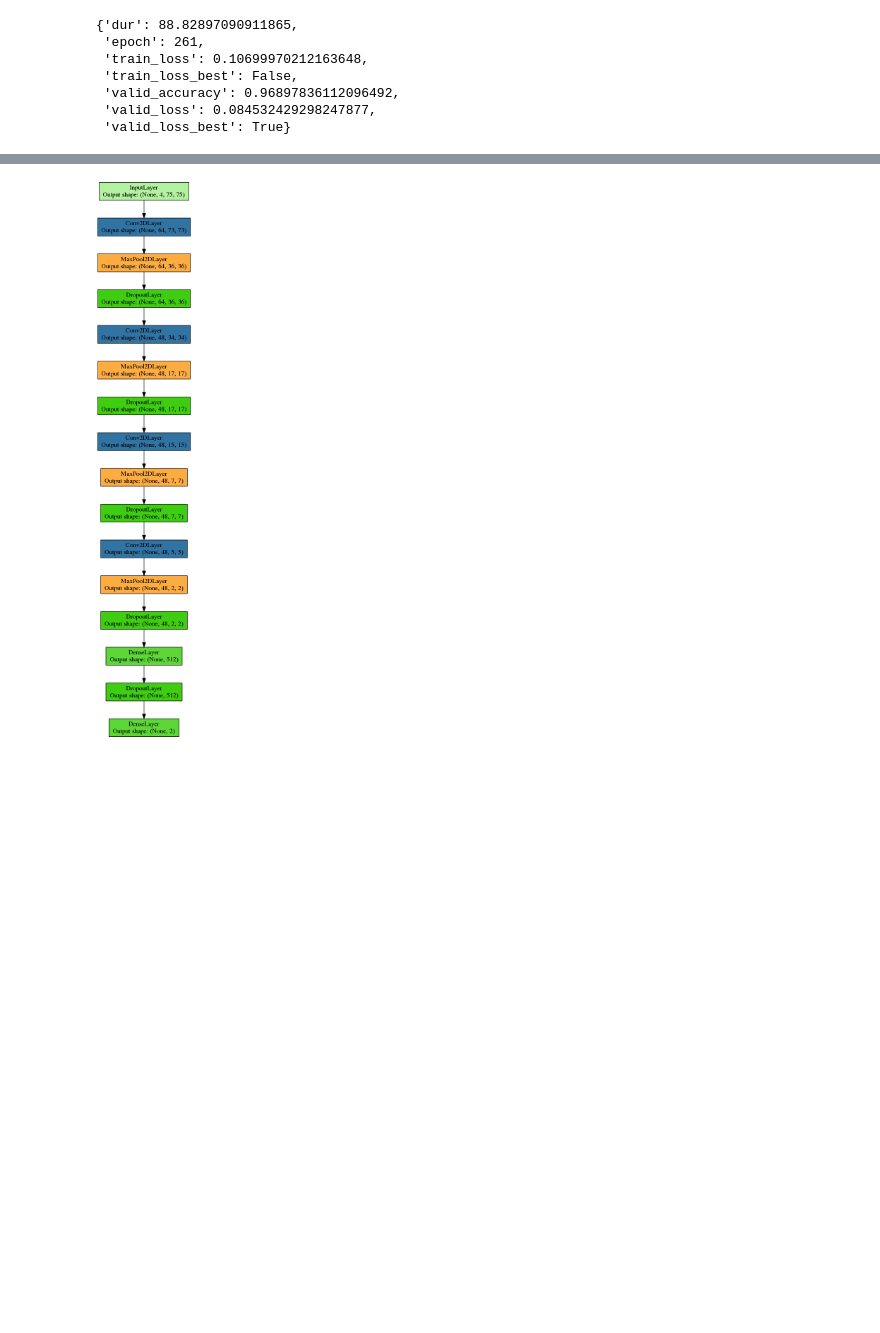
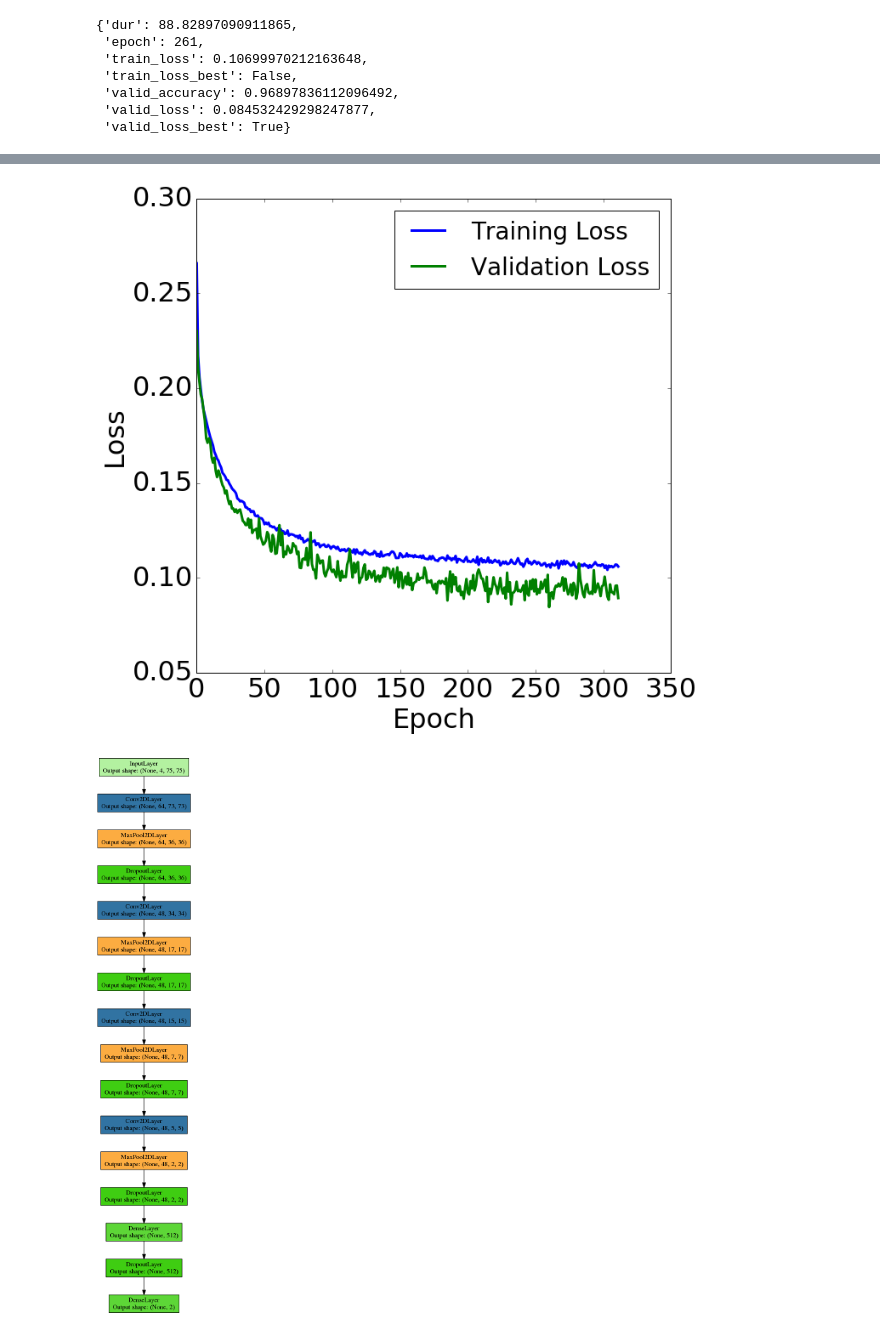
Before and after one commit to VCG/gp, a Jupyter notebook: ipy_test/IPMLB.ipynb, the cells around one changed output, grey strips where cells are left out. Cells and saved outputs as stored; diff of their text form; code cells hidden in the pictures; blank space fills up the shorter version.

```diff
--- a/ipy_test/IPMLB.ipynb
+++ b/ipy_test/IPMLB.ipynb
@@ -47,3 +47,9 @@ net.train_history_[-52]
  'valid_accuracy': 0.96897836112096492,
  'valid_loss': 0.084532429298247877,
  'valid_loss_best': True}
+# %%
+train_losses = []
+valid_losses = []
+for h in net.train_history_:
+    train_losses.append(h['train_loss'])
+    valid_losses.append(h['valid_loss'])
@@ -50,3 +1379,22 @@ net.train_history_[-52]
+# %%
+fig = plt.figure(figsize=(10,10))
+
+font = {'family' : 'sans-serif',
+        'weight' : 'normal',
+        'size'   : 32}
+
+plt.rc('font', **font)
+plt.plot(train_losses, label='Training Loss', linewidth=3)
+plt.plot(valid_losses, label='Validation Loss', linewidth=3)
+plt.xlabel('Epoch')
+plt.ylabel('Loss')
+ax = plt.gca()
+plt.rc('legend',**{'fontsize':28})
+legend = ax.legend(loc='upper right')
+
+plt.savefig('/tmp/valloss.pdf')
+# %% [output]
+[figure, added]
 # %%
 nolearn.lasagne.visualize.draw_to_notebook(net)
 # %% [output]
```
Also changed, not shown: parts of 4 cells of this notebook, 8 other files.
